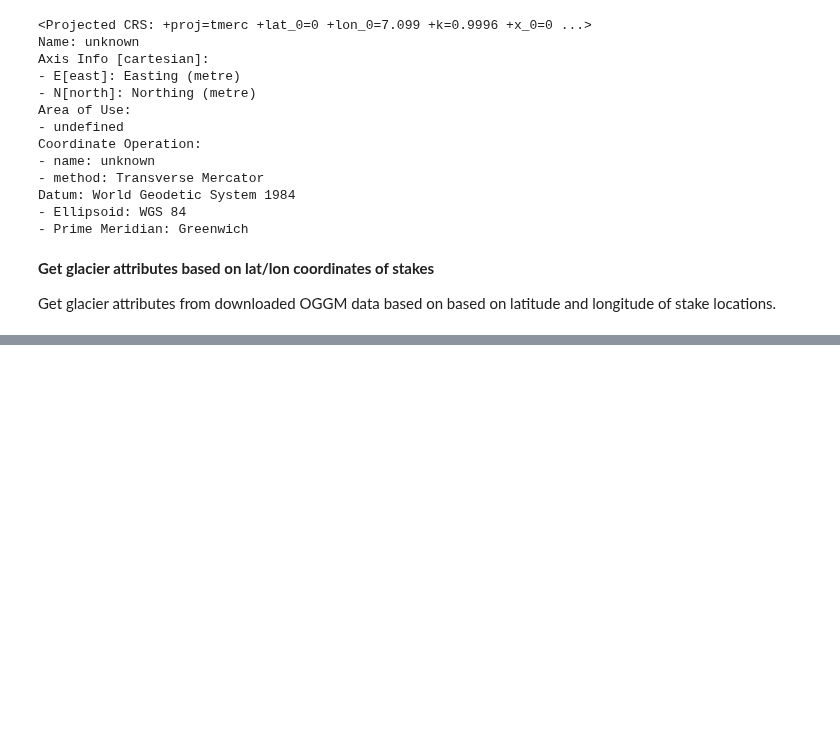
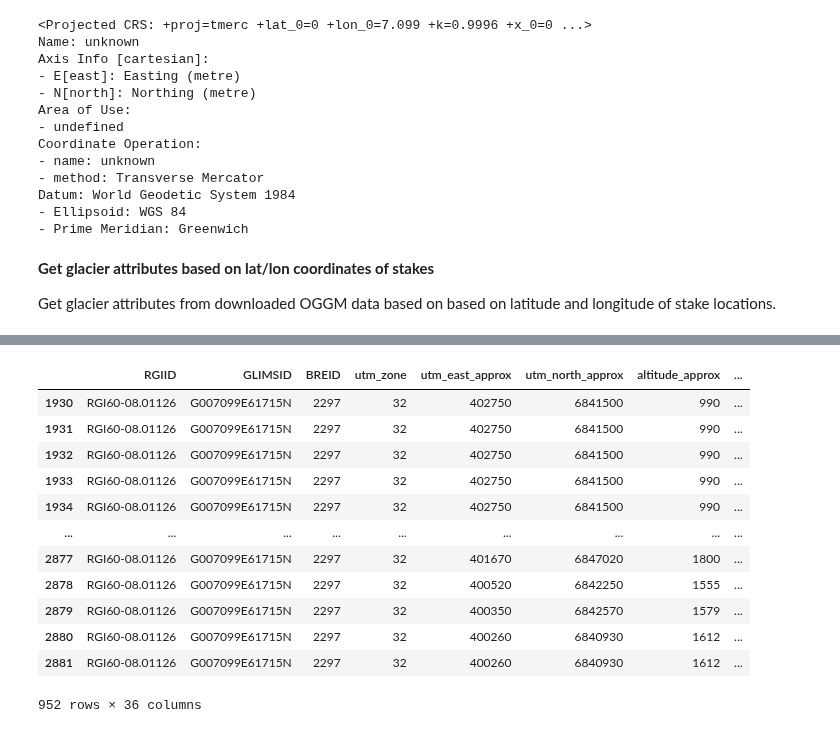
Before and after one commit to khsjursen/ML_MB_Norway, a Jupyter notebook: get_oggm_data.ipynb, the cells around one changed output, grey strips where cells are left out. Drawn from its saved outputs; the diff is of its cells as text; code cells hidden in the pictures; blank space fills up the shorter version.

```diff
--- a/get_oggm_data.ipynb
+++ b/get_oggm_data.ipynb
@@ -564,0 +616,30 @@ Traceback (most recent call last):
+# %%
+# Set filepaths and load point data
+
+# Filepath to store/retrieve data
+filepath = '/home/jovyan/ML_MB_Norway_data/'
+
+# Filename of point data with lat/lon coordinates
+filename = 'stake_mb_norway_cleaned_ids_latlon.csv'
+
+# Workspace path is path to store OGGM data
+parent_path = os.path.dirname(Path().resolve())
+workspace_path = os.path.join(parent_path, '/home/jovyan/ML_MB_Norway_data/oggm_data')
+cfg.PATHS['working_dir'] = workspace_path
+
+# Load data
+point_data = pd.read_csv(filepath + filename)#, sep=';')
+
+# List of RGIIDs with only Nigardsbreen
+rgi_id = ['RGI60-08.01126']
+
+# Initialize glacier directories from list of RGIIDs
+gdirs = workflow.init_glacier_directories(rgi_id)
+
+for gdir in gdirs:
+    if (gdir.rgi_id == 'RGI60-08.01126'):
+        break
+
+with xr.open_dataset(gdir.get_filepath('gridded_data')) as ds:
+    ds = ds.load()
+ds
@@ -564,0 +665,24 @@ Traceback (most recent call last):
+# %%
+# Get stake data for Nigardsbreen
+df_stake = point_data.loc[point_data['RGIID']==i].copy()
+
+# Variables of interest
+voi = ['topo','aspect', 'slope', 'slope_factor', 'dis_from_border']
+
+# Add columns to dataframe
+df_stake[voi] = np.nan
+df_stake
+# %% [output]
+|  | RGIID | GLIMSID | BREID | utm_zone | utm_east_approx | utm_north_approx | altitude_approx | ... |
+| 1930 | RGI60-08.01126 | G007099E61715N | 2297 | 32 | 402750 | 6841500 | 990 | ... |
+| 1931 | RGI60-08.01126 | G007099E61715N | 2297 | 32 | 402750 | 6841500 | 990 | ... |
+| 1932 | RGI60-08.01126 | G007099E61715N | 2297 | 32 | 402750 | 6841500 | 990 | ... |
+| 1933 | RGI60-08.01126 | G007099E61715N | 2297 | 32 | 402750 | 6841500 | 990 | ... |
+| 1934 | RGI60-08.01126 | G007099E61715N | 2297 | 32 | 402750 | 6841500 | 990 | ... |
+| ... | ... | ... | ... | ... | ... | ... | ... | ... |
+| 2877 | RGI60-08.01126 | G007099E61715N | 2297 | 32 | 401670 | 6847020 | 1800 | ... |
+| 2878 | RGI60-08.01126 | G007099E61715N | 2297 | 32 | 400520 | 6842250 | 1555 | ... |
+| 2879 | RGI60-08.01126 | G007099E61715N | 2297 | 32 | 400350 | 6842570 | 1579 | ... |
+| 2880 | RGI60-08.01126 | G007099E61715N | 2297 | 32 | 400260 | 6840930 | 1612 | ... |
+| 2881 | RGI60-08.01126 | G007099E61715N | 2297 | 32 | 400260 | 6840930 | 1612 | ... |
+952 rows × 36 columns
```
Also changed, not shown: parts of 37 cells of this notebook.
